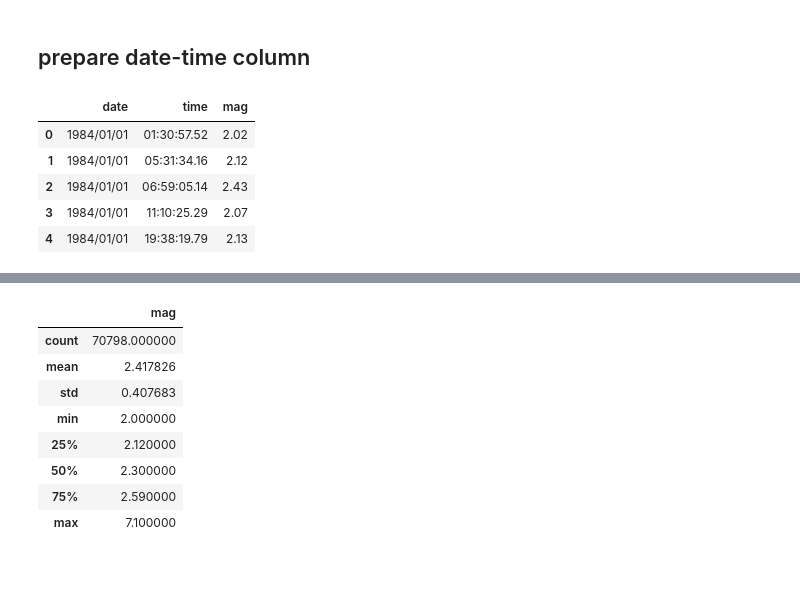
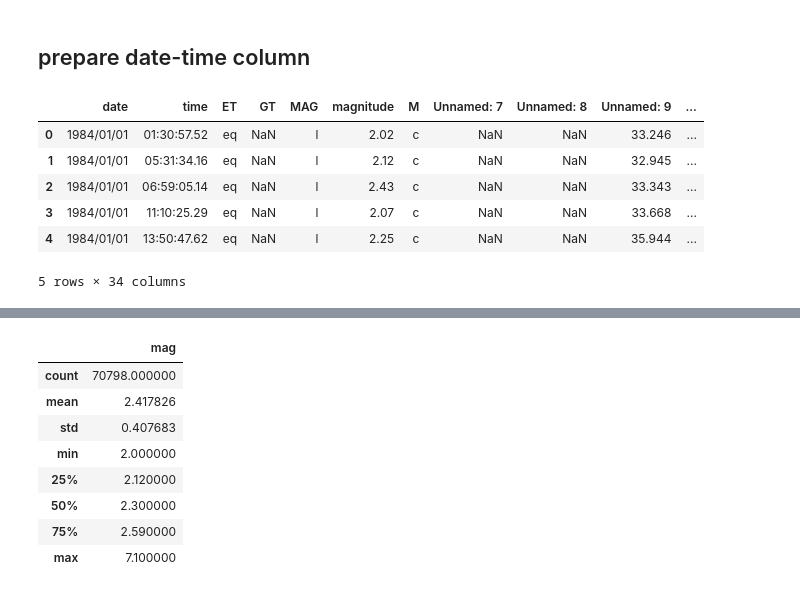
Before and after one commit to massimocipressi/MLPNS_MCipressi, a Jupyter notebook: NHRT/KS_earthquakes.ipynb, the cells around one changed output, grey strips where cells are left out. Saved outputs shown, nothing was run; the diff lists cells and outputs as text; code cells hidden in the pictures.

````diff
--- a/NHRT/KS_earthquakes.ipynb
+++ b/NHRT/KS_earthquakes.ipynb
@@ -61,8 +61,8 @@
 However, I did not format the data correctly, according to the csv extension requirement. This happens all the time. Look at the file and use the pandas documentation to figure out how to read it with ```pd.read_csv()```
 # %%
 url = "https://raw.githubusercontent.com/massimocipressi/MLPNS_MCipressi/main/earthquake_MCipressi.csv"
-eqdata = pd.read_csv(url,sep=" ")
-eqdata.describe()
+eqs = pd.read_csv(url,sep=" ")
+eqs.describe()
 # %% [output]
 |  | GT | Unnamed: 5 | Unnamed: 7 | Unnamed: 8 | Unnamed: 9 | LAT | Unnamed: 11 | Unnamed: 12 | ... |
 | count | 0.0 | 77955.000000 | 0.0 | 0.0 | 77955.000000 | 77955.000000 | 0.0 | 16801.000000 | ... |
@@ -111,9 +110,11 @@ now that you have a dataframe object you can use methods of the object to modify
-# %%
-eqdata.head()
-# %% [output]
-|  | date | time | mag |
-| 0 | 1984/01/01 | 01:30:57.52 | 2.02 |
-| 1 | 1984/01/01 | 05:31:34.16 | 2.12 |
-| 2 | 1984/01/01 | 06:59:05.14 | 2.43 |
-| 3 | 1984/01/01 | 11:10:25.29 | 2.07 |
-| 4 | 1984/01/01 | 19:38:19.79 | 2.13 |
+# %%
+eqs.rename({"#YYY/MM/DD":"date", "HH:mm:SS.ss":"time", "Unnamed: 5":"magnitude"},axis=1,inplace=True)
+eqs.head()
+# %% [output]
+|  | date | time | ET | GT | MAG | magnitude | M | Unnamed: 7 | Unnamed: 8 | Unnamed: 9 | ... |
+| 0 | 1984/01/01 | 01:30:57.52 | eq | NaN | l | 2.02 | c | NaN | NaN | 33.246 | ... |
+| 1 | 1984/01/01 | 05:31:34.16 | eq | NaN | l | 2.12 | c | NaN | NaN | 32.945 | ... |
+| 2 | 1984/01/01 | 06:59:05.14 | eq | NaN | l | 2.43 | c | NaN | NaN | 33.343 | ... |
+| 3 | 1984/01/01 | 11:10:25.29 | eq | NaN | l | 2.07 | c | NaN | NaN | 33.668 | ... |
+| 4 | 1984/01/01 | 13:50:47.62 | eq | NaN | l | 2.25 | c | NaN | NaN | 35.944 | ... |
+5 rows × 34 columns
````
Also changed, not shown: parts of 5 cells of this notebook.
